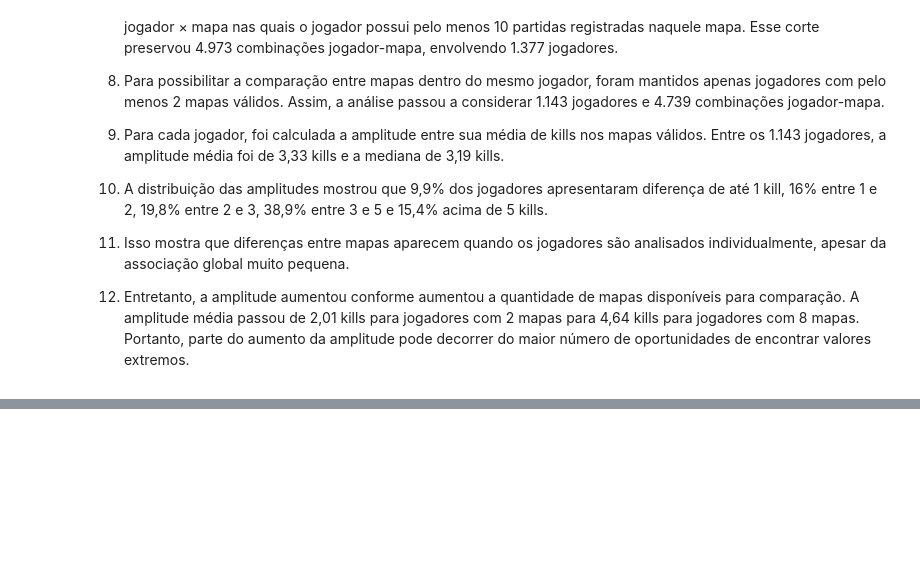
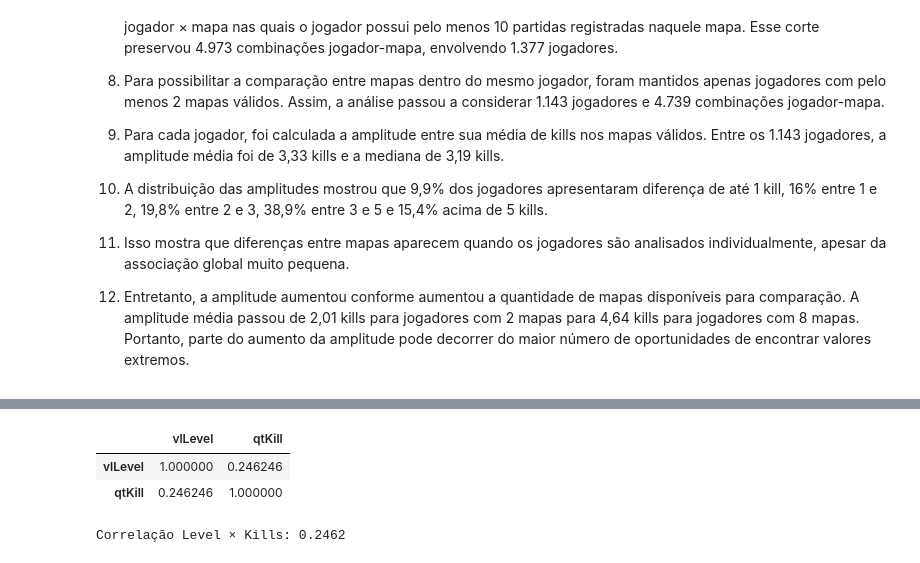
Before and after one commit to lucasccesar/Projeto-IA, a Jupyter notebook: notebooks/01_eda_dataset.ipynb, the cells around one changed output, grey strips where cells are left out. Cells and saved outputs as stored; diff of their text form; code cells hidden in the pictures; blank space fills up the shorter version.

```diff
--- a/notebooks/01_eda_dataset.ipynb
+++ b/notebooks/01_eda_dataset.ipynb
@@ -1030,0 +1105,10 @@ plt.show()
+# %%
+# Calculando a correlação entre level e kill
+correlacao = df[['vlLevel', 'qtKill']].corr(method='pearson')
+
+display(correlacao)
+# %% [output]
+|  | vlLevel | qtKill |
+| vlLevel | 1.000000 | 0.246246 |
+| qtKill | 0.246246 | 1.000000 |
+Correlação Level × Kills: 0.2462
```
Also changed, not shown: parts of 6 cells of this notebook.
